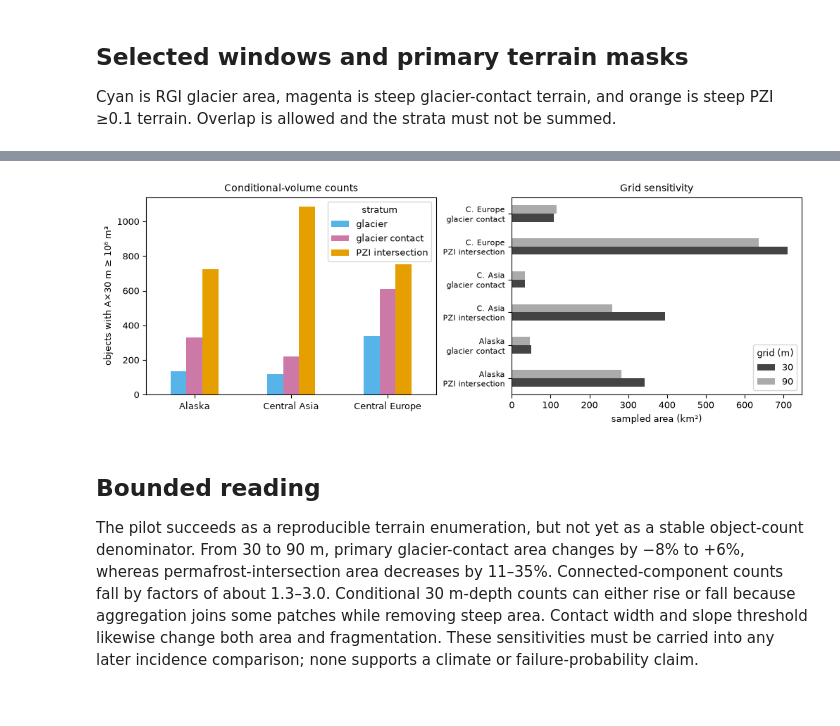
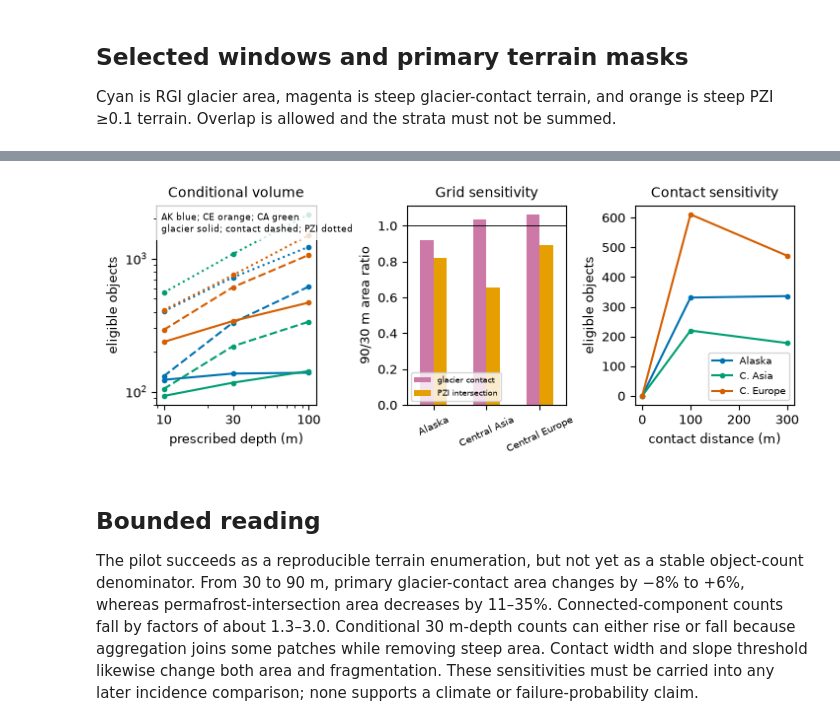
Before and after one commit to bradlipovsky/mass-movements, a Jupyter notebook: notebooks/denominator_pilot.ipynb, the cells around one changed output, grey strips where cells are left out. Saved outputs shown, nothing was run; the diff lists cells and outputs as text; code cells hidden in the pictures.

```diff
--- a/notebooks/denominator_pilot.ipynb
+++ b/notebooks/denominator_pilot.ipynb
@@ -23,7 +23,9 @@ primary=s[(s.edge_scope=='all')&(((s.stratum=='glacier')&(s.resolution_m==0))|((
 primary['area_km2']=primary.area_m2/1e6
 display(primary[['region_name','stratum','object_count','area_km2','eligible_d10_count','eligible_d30_count','eligible_d100_count']])
 resolution=s[(s.edge_scope=='all')&(s.slope_deg==30)&(((s.stratum=='glacier_contact')&(s.contact_m==100))|((s.stratum=='permafrost')&(s.pzi_min==.1)))].copy(); resolution['area_km2']=resolution.area_m2/1e6
-display(resolution[['region_name','stratum','resolution_m','object_count','area_km2','eligible_d30_count']])
+contact_sensitivity=s[(s.edge_scope=='all')&(s.stratum=='glacier_contact')&(s.resolution_m==30)&(s.slope_deg==30)].copy()
+threshold=s[(s.edge_scope=='all')&(s.resolution_m==30)&(s.stratum!='glacier')].copy()
+display(resolution[['region_name','stratum','resolution_m','object_count','area_km2','eligible_d30_count']]); display(contact_sensitivity[['region_name','contact_m','object_count','area_m2','eligible_d30_count']]); display(threshold[['region_name','stratum','slope_deg','contact_m','pzi_min','object_count','area_m2']])
 # %% [output]
 |  | region_name | stratum | object_count | area_km2 | eligible_d10_count | eligible_d30_count | ... |
 | 0 | Alaska | glacier | 140 | 467.217455 | 123 | 137 | ... |
@@ -53,14 +82,14 @@ display(resolution[['region_name','stratum','resolution_m','object_count','area_
 
 Cyan is RGI glacier area, magenta is steep glacier-contact terrain, and orange is steep PZI ≥0.1 terrain. Overlap is allowed and the strata must not be summed.
 # %%
-fig,axes=plt.subplots(1,3,figsize=(10.5,4),constrained_layout=True)
+fig,axes=plt.subplots(1,3,figsize=(7.1,3.2),constrained_layout=True)
 for ax,region in zip(axes,WINDOWS):
  z,affine,_,_,_,report,glaciers,pzi=region_layers(region)
  slope=slope_degrees(z,30); pzi_primary=pzi_classes(pzi)[0]
  contact=(slope>=30)&~glaciers&(contact_distance(glaciers,30)<=100)&report
  permafrost=(slope>=30)&~glaciers&pzi_primary&report
  extent=np.array([affine.c,affine.c+affine.a*z.shape[1],affine.f+affine.e*z.shape[0],affine.f])/1000; step=2
- limits=np.nanpercentile(z[report],[3,97]); ax.imshow(z[::step,::step],extent=extent,cmap='Greys_r',vmin=limits[0],vmax=limits[1])
+ hill=plt.matplotlib.colors.LightSource(315,45).hillshade(z,dx=30,dy=30); ax.imshow(hill[::step,::step],extent=extent,cmap='Greys_r')
  for mask,color,alpha in ((permafrost,'#e69f00',.65),(glaciers,'#56b4e9',.75),(contact,'#7a0177',1)): ax.imshow(np.ma.masked_where(~mask[::step,::step],mask[::step,::step]),extent=extent,cmap=plt.matplotlib.colors.ListedColormap([color]),alpha=alpha)
  ax.set(title=WINDOWS[region][0],xlabel='local east (km)',ylabel='local north (km)')
 fig.legend(handles=[Patch(color=c,label=l) for c,l in [('#56b4e9','glacier'),('#7a0177','glacier contact'),('#e69f00','PZI intersection')]],loc='outside lower center',ncol=3)
@@ -71,13 +100,18 @@ plt.show()
 # %%
 labels={'glacier':'glacier','glacier_contact':'glacier contact','permafrost':'PZI intersection'}
-fig,axes=plt.subplots(1,2,figsize=(10,3.5),constrained_layout=True)
-counts=primary.pivot(index='region_name',columns='stratum',values='eligible_d30_count').rename(columns=labels); counts.plot.bar(ax=axes[0],color=['#56b4e9','#cc79a7','#e69f00']); axes[0].set(ylabel='objects with A×30 m ≥ 10⁶ m³',xlabel='',title='Conditional-volume counts'); axes[0].tick_params(axis='x',rotation=0); axes[0].legend(title='stratum')
-resolution['label']=resolution.region_name.str.replace('Central ','C. ')+"\n"+resolution.stratum.map(labels)
-grid=resolution.pivot(index='label',columns='resolution_m',values='area_km2'); grid.plot.barh(ax=axes[1],color=['#444444','#aaaaaa']); axes[1].set(xlabel='sampled area (km²)',ylabel='',title='Grid sensitivity'); axes[1].tick_params(axis='y',labelsize=8); axes[1].legend(title='grid (m)')
+fig,axes=plt.subplots(1,3,figsize=(7.1,2.8),constrained_layout=True)
+colors={'Alaska':'#0072b2','Central Europe':'#d55e00','Central Asia':'#009e73'}; styles={'glacier':'-','glacier_contact':'--','permafrost':':'}
+for _,row in primary.iterrows(): axes[0].plot([10,30,100],[row.eligible_d10_count,row.eligible_d30_count,row.eligible_d100_count],styles[row.stratum],color=colors[row.region_name],marker='o',ms=3)
+axes[0].set(xscale='log',yscale='log',xticks=[10,30,100],xticklabels=[10,30,100],xlabel='prescribed depth (m)',ylabel='eligible objects',title='Conditional volume')
+axes[0].text(.03,.97,'AK blue; CE orange; CA green\nglacier solid; contact dashed; PZI dotted',transform=axes[0].transAxes,fontsize=6.5,va='top',bbox=dict(fc='white',ec='none',alpha=.8))
+ratio=resolution.pivot(index=['region_name','stratum'],columns='resolution_m',values='area_km2'); ratio['ratio']=ratio[90]/ratio[30]; ratio.ratio.unstack().rename(columns=labels).plot.bar(ax=axes[1],color=['#cc79a7','#e69f00'])
+axes[1].axhline(1,color='k',lw=.7); axes[1].set(xlabel='',ylabel='90/30 m area ratio',title='Grid sensitivity'); axes[1].tick_params(axis='x',rotation=25,labelsize=7); axes[1].legend(fontsize=6,loc='lower left')
+for name,group in contact_sensitivity.groupby('region_name'): axes[2].plot(group.contact_m,group.eligible_d30_count,'-o',label=name.replace('Central ','C. '),color=colors[name],ms=3)
+axes[2].set(xlabel='contact distance (m)',ylabel='eligible objects',title='Contact sensitivity'); axes[2].legend(fontsize=7)
 fig.savefig(ROOT/'figures/denominator_sensitivity.png',dpi=180,bbox_inches='tight'); fig.savefig(ROOT/'figures/denominator_sensitivity.pdf',bbox_inches='tight')
 plt.show()
 # %% [output]
-[figure, old version]
+[figure, new version]
 # %% [markdown]
 ## Bounded reading
 
```
Also changed, not shown: parts of 2 cells of this notebook, 17 other files.
